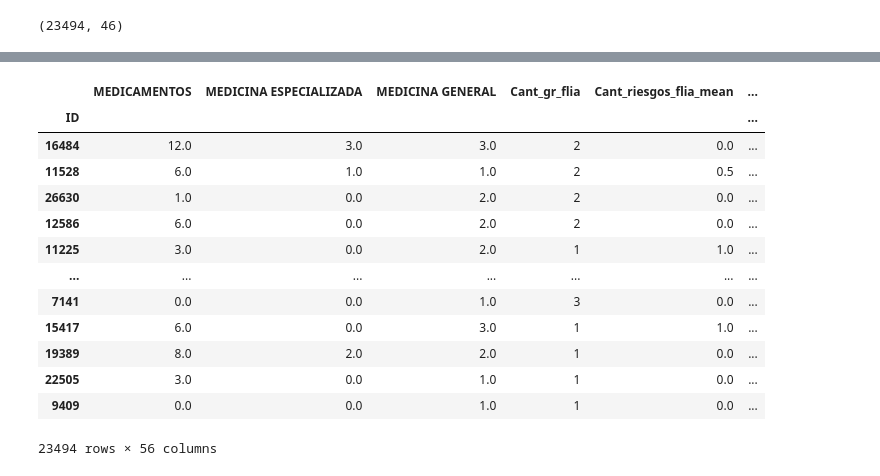
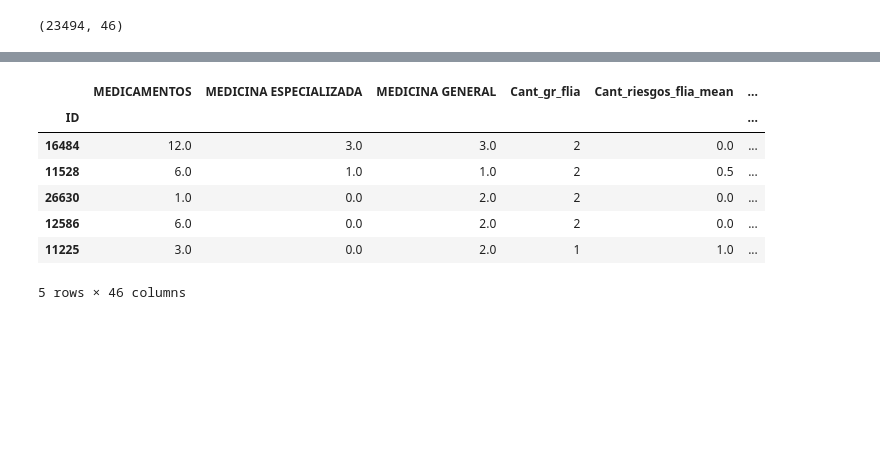
Before and after one commit to Daniel1martinez2/prostate_challenge_FDA, a Jupyter notebook: pipeline.ipynb, the cells around one changed output, grey strips where cells are left out. Drawn from its saved outputs; the diff is of its cells as text; code cells hidden in the pictures; blank space fills up the shorter version.

```diff
--- a/pipeline.ipynb
+++ b/pipeline.ipynb
@@ -101,17 +63,0 @@ dtype: int64
-# %%
-result
-# %% [output]
-|  | MEDICAMENTOS | MEDICINA ESPECIALIZADA | MEDICINA GENERAL | Cant_gr_flia | Cant_riesgos_flia_mean | ... |
-| ID |  |  |  |  |  | ... |
-| 16484 | 12.0 | 3.0 | 3.0 | 2 | 0.0 | ... |
-| 11528 | 6.0 | 1.0 | 1.0 | 2 | 0.5 | ... |
-| 26630 | 1.0 | 0.0 | 2.0 | 2 | 0.0 | ... |
-| 12586 | 6.0 | 0.0 | 2.0 | 2 | 0.0 | ... |
-| 11225 | 3.0 | 0.0 | 2.0 | 1 | 1.0 | ... |
-| ... | ... | ... | ... | ... | ... | ... |
-| 7141 | 0.0 | 0.0 | 1.0 | 3 | 0.0 | ... |
-| 15417 | 6.0 | 0.0 | 3.0 | 1 | 1.0 | ... |
-| 19389 | 8.0 | 2.0 | 2.0 | 1 | 0.0 | ... |
-| 22505 | 3.0 | 0.0 | 1.0 | 1 | 0.0 | ... |
-| 9409 | 0.0 | 0.0 | 1.0 | 1 | 0.0 | ... |
-23494 rows × 56 columns
@@ -122,0 +64,11 @@ result
+# %%
+df_train.head()
+# %% [output]
+|  | MEDICAMENTOS | MEDICINA ESPECIALIZADA | MEDICINA GENERAL | Cant_gr_flia | Cant_riesgos_flia_mean | ... |
+| ID |  |  |  |  |  | ... |
+| 16484 | 12.0 | 3.0 | 3.0 | 2 | 0.0 | ... |
+| 11528 | 6.0 | 1.0 | 1.0 | 2 | 0.5 | ... |
+| 26630 | 1.0 | 0.0 | 2.0 | 2 | 0.0 | ... |
+| 12586 | 6.0 | 0.0 | 2.0 | 2 | 0.0 | ... |
+| 11225 | 3.0 | 0.0 | 2.0 | 1 | 1.0 | ... |
+5 rows × 46 columns
```
Also changed, not shown: parts of 29 cells of this notebook.
